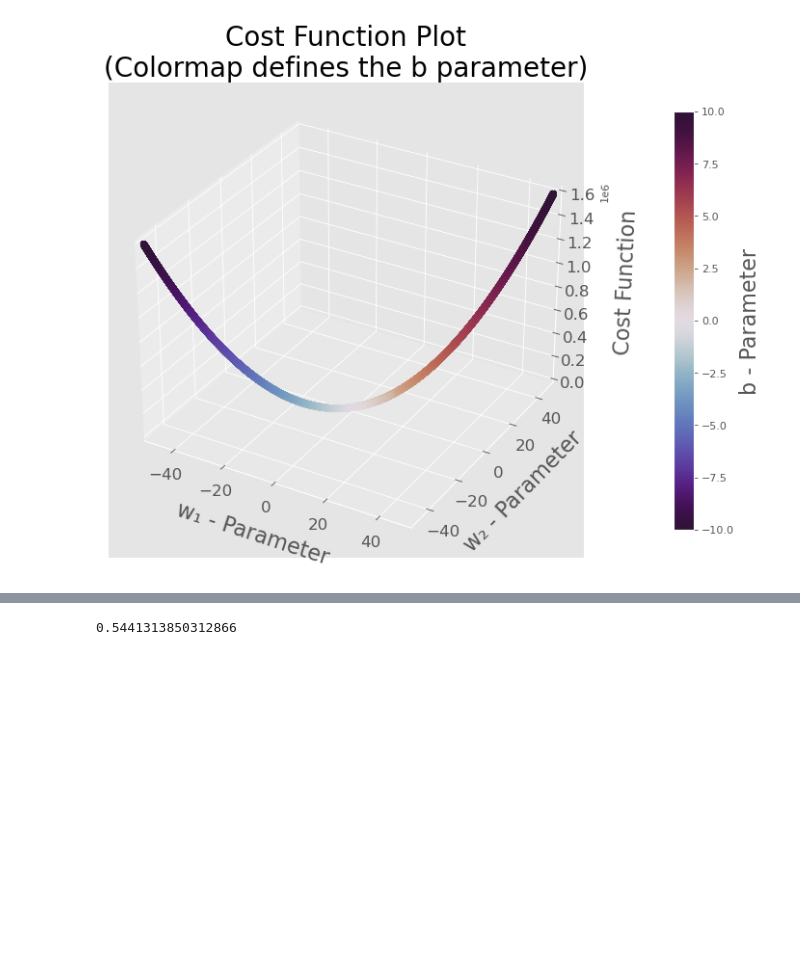
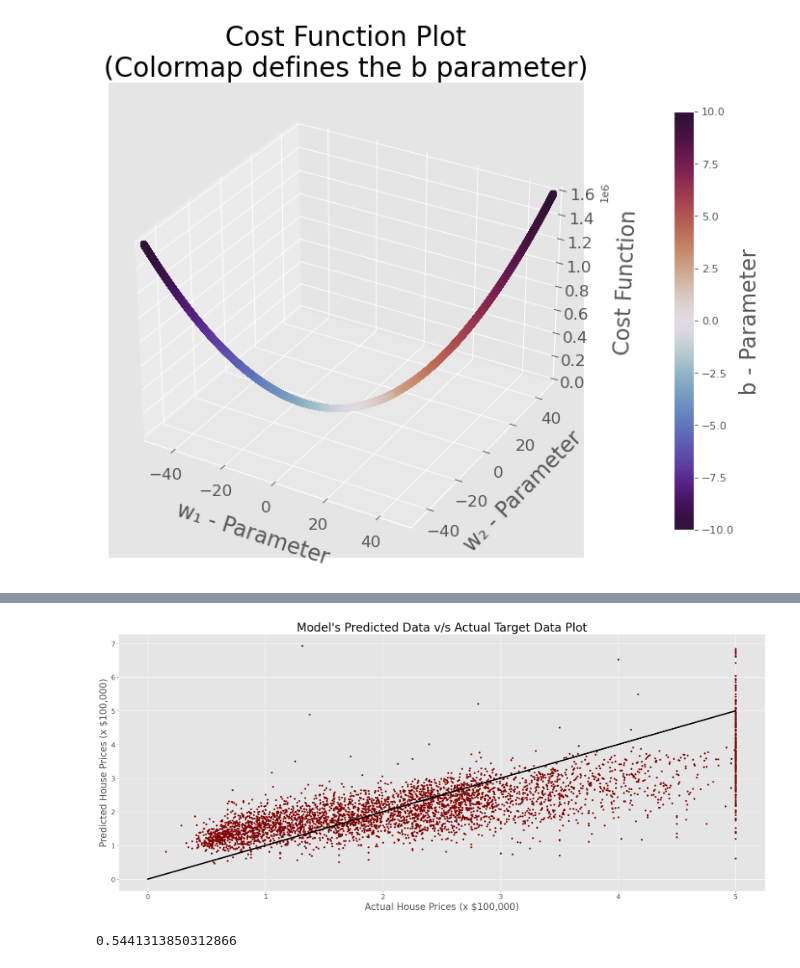
Before and after one commit to Gaurav-Kushwaha-1225/Machine-Learning, a Jupyter notebook: Supervised Models/Regression/Multiple Linear Regression.ipynb, the cells around one changed output, grey strips where cells are left out. Cells and saved outputs as stored; diff of their text form; code cells hidden in the pictures; blank space fills up the shorter version.

Commit message:
Multiple LR Training

```diff
--- a/Supervised Models/Regression/Multiple Linear Regression.ipynb
+++ b/Supervised Models/Regression/Multiple Linear Regression.ipynb
@@ -424,3 +444,25 @@ plt.show()
+# %%
+# Regression Line's Y data on Training Data Input Variable X
+predictions = np.array([(w[0] * i[0] + w[1] * i[1] + b) for i in testing_data.values])
+
+# Plotting Traing and Testing Data for Visualisation Purpose
+## x = np.array(training_data['MedInc'])
+## y = np.array(training_data['HouseAge'])
+plt.figure(figsize=(25, 10), dpi=80)
+targetData = np.array(testing_data['TargetHouseVal'])
+
+plt.style.use("ggplot")
+plt.scatter(targetData, predictions, alpha = 1, linestyle = 'solid', linewidth = 1, marker = '.', color = 'maroon')
+plt.plot(np.linspace(0, 5, 100), np.linspace(0, 5, 100), alpha = 1, linestyle = 'solid', linewidth = 3, color = 'black')
+plt.grid(True)
+plt.xlabel("Actual House Prices (x $100,000)", fontdict = {"fontsize": 20, "fontname": "Sans Serif"})
+plt.ylabel("Predicted House Prices (x $100,000)", fontdict = {"fontsize": 20, "fontname": "Sans Serif"})
+plt.xticks(fontsize=15)
+plt.yticks(fontsize=15)
+plt.title("Model's Predicted Data v/s Actual Target Data Plot", fontdict = {"fontsize": 25, "weight": "medium", "fontname": "Sans Serif"})
+plt.show()
+# %% [output]
+[figure, added]
 # %%
 from sklearn.metrics import r2_score
 r2_score(targetData, predictions)
```
Also changed, not shown: parts of 5 cells of this notebook.
